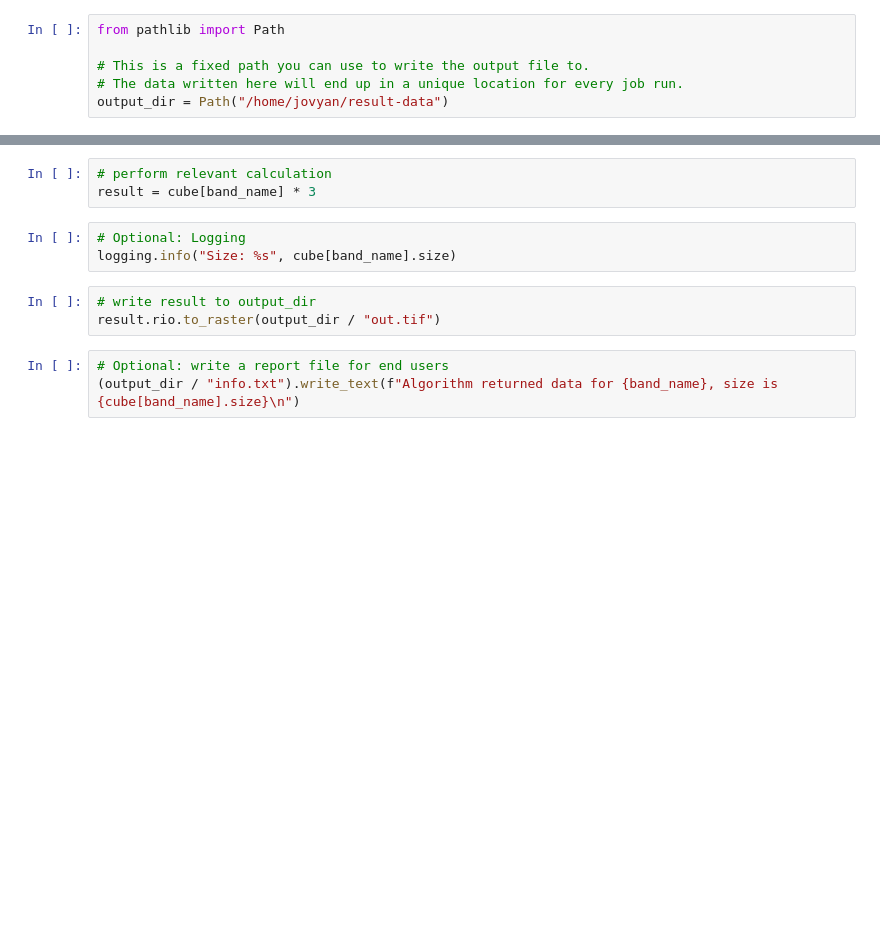
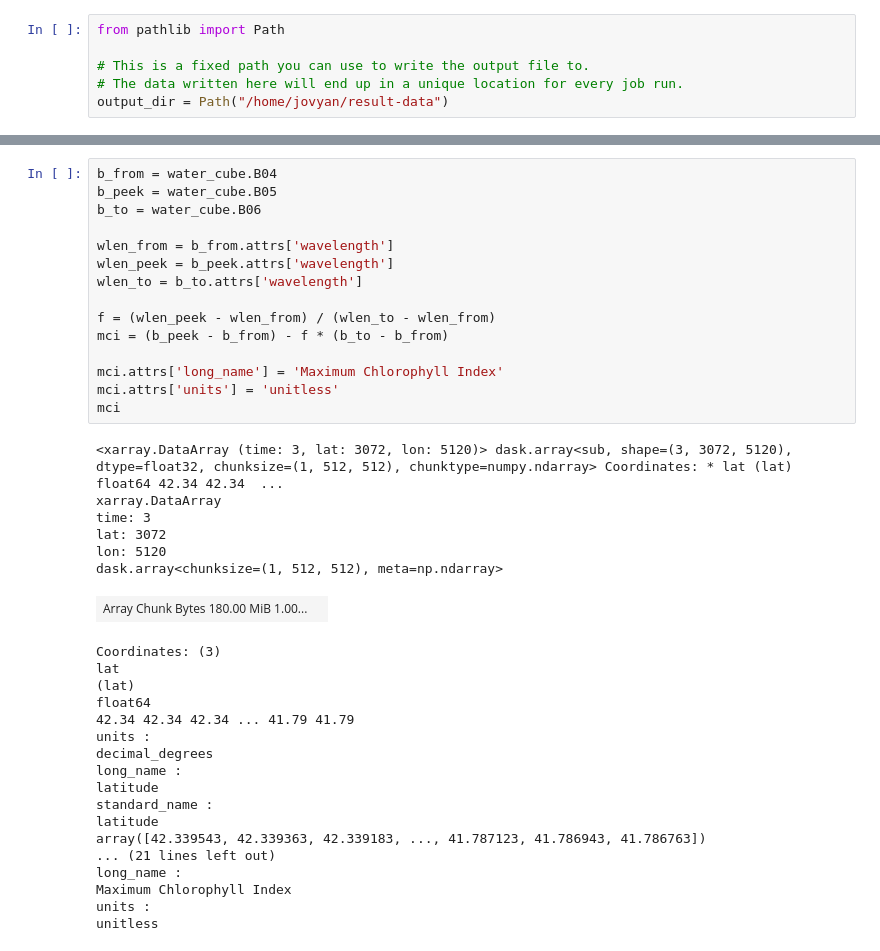
Before and after one commit to eurodatacube/byoa-sample-algorithm, a Jupyter notebook: notebook.ipynb, the cells around one changed output, grey strips where cells are left out. Cells and saved outputs as stored; diff of their text form; blank space fills up the shorter version.

```diff
--- a/notebook.ipynb
+++ b/notebook.ipynb
@@ -50,12 +154,40 @@ cube[band_name]
-# %%
-# perform relevant calculation
-result = cube[band_name] * 3
-# %%
-# Optional: Logging
-logging.info("Size: %s", cube[band_name].size)
-# %%
-# write result to output_dir
-result.rio.to_raster(output_dir / "out.tif")
-# %%
-# Optional: write a report file for end users
-(output_dir / "info.txt").write_text(f"Algorithm returned data for {band_name}, size is {cube[band_name].size}\n")
+# %%
+b_from = water_cube.B04
+b_peek = water_cube.B05
+b_to = water_cube.B06
+
+wlen_from = b_from.attrs['wavelength']
+wlen_peek = b_peek.attrs['wavelength']
+wlen_to = b_to.attrs['wavelength']
+
+f = (wlen_peek - wlen_from) / (wlen_to - wlen_from)
+mci = (b_peek - b_from) - f * (b_to - b_from)
+
+mci.attrs['long_name'] = 'Maximum Chlorophyll Index'
+mci.attrs['units'] = 'unitless'
+mci
+# %% [output]
+<xarray.DataArray (time: 3, lat: 3072, lon: 5120)> dask.array<sub, shape=(3, 3072, 5120), dtype=float32, chunksize=(1, 512, 512), chunktype=numpy.ndarray> Coordinates: * lat (lat) float64 42.34 42.34  ...
+xarray.DataArray
+time: 3
+lat: 3072
+lon: 5120
+dask.array<chunksize=(1, 512, 512), meta=np.ndarray>
+| Array Chunk Bytes 180.00 MiB 1.00... |  |
+Coordinates: (3)
+lat
+(lat)
+float64
+42.34 42.34 42.34 ... 41.79 41.79
+units :
+decimal_degrees
+long_name :
+latitude
+standard_name :
+latitude
+array([42.339543, 42.339363, 42.339183, ..., 41.787123, 41.786943, 41.786763])
+... (21 lines left out)
+long_name :
+Maximum Chlorophyll Index
+units :
+unitless
```
Also changed, not shown: parts of 7 cells of this notebook, 2 other files.
